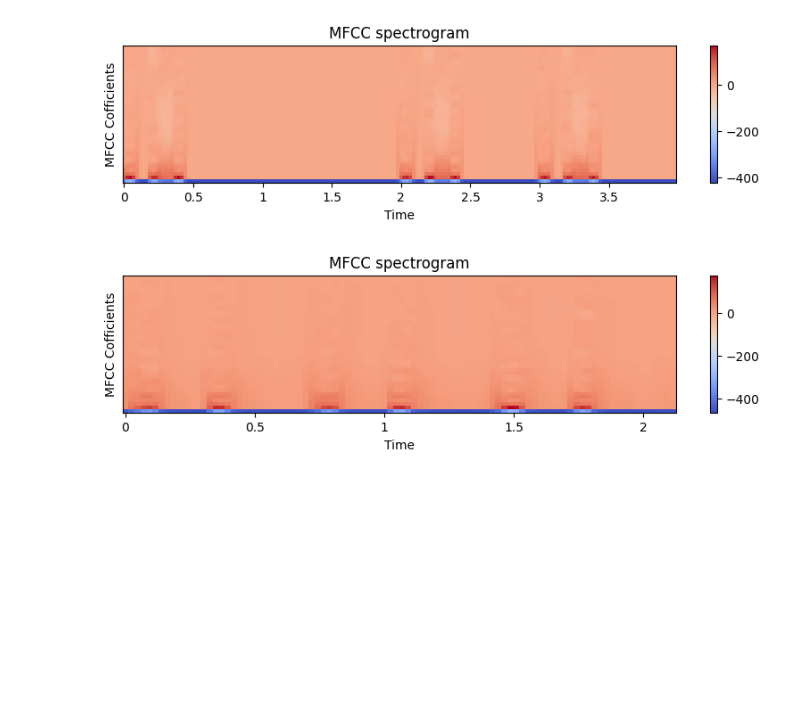
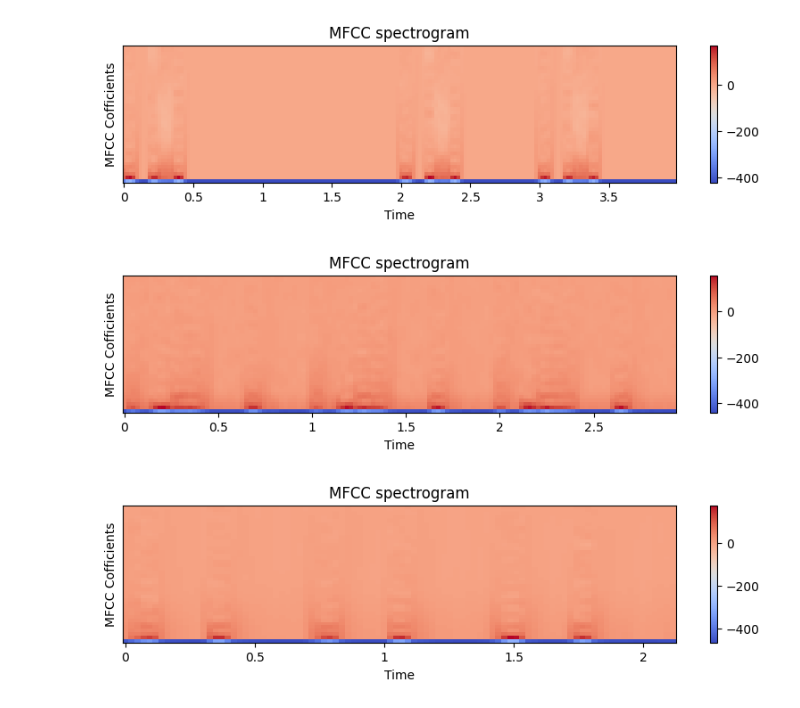
Before and after one commit to raflidev/vhd-machine-learning, a Jupyter notebook: Preprocessing/Jurnal.ipynb, the cells around one changed output. Saved outputs shown, nothing was run; the diff lists cells and outputs as text; code cells hidden in the pictures; blank space fills up the shorter version.

```diff
--- a/Preprocessing/Jurnal.ipynb
+++ b/Preprocessing/Jurnal.ipynb
@@ -386,6 +386,28 @@ ax.set(ylabel='MFCC Cofficients')
 plt.show()
 # %% [output]
 [figure]
+# %%
+import librosa
+import librosa.display
+import matplotlib.pyplot as plt
+
+# Load audio file
+audio_file = '../data/DWT_NEW/MS/New_MS_003.wav'
+y, sr = librosa.load(audio_file)
+
+# Extract MFCC features
+mfccs = librosa.feature.mfcc(y=y, sr=8000, n_mfcc=40)
+
+# Plot MFCC spectrogram
+fig, ax = plt.subplots(figsize=(10, 2))
+img = librosa.display.specshow(mfccs, x_axis='time', ax=ax)
+fig.colorbar(img, ax=ax)
+ax.set(title='MFCC spectrogram')
+# y axis label is MFCC number
+ax.set(ylabel='MFCC Cofficients')
+plt.show()
+# %% [output]
+[figure, added]
 # %%
 import librosa
 import librosa.display
```
Also changed, not shown: 3 other files.
